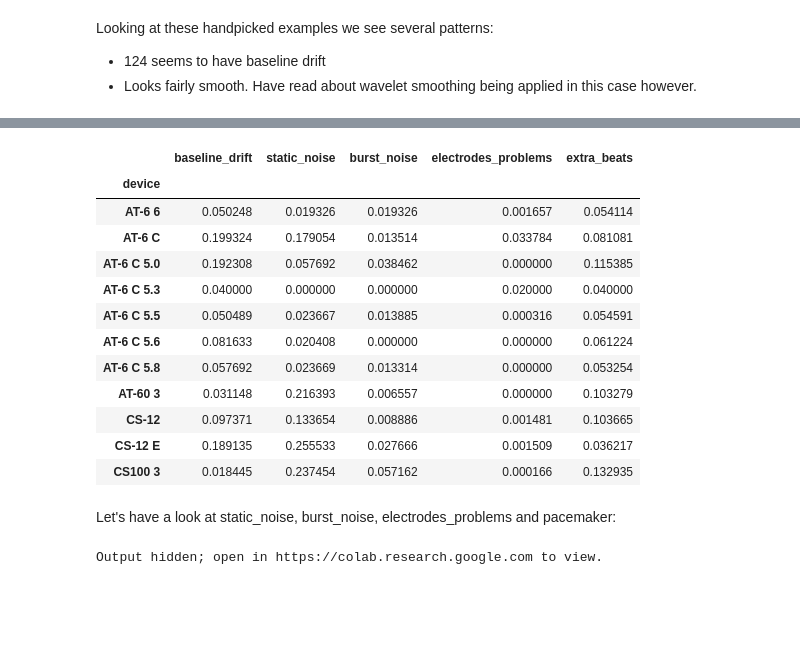
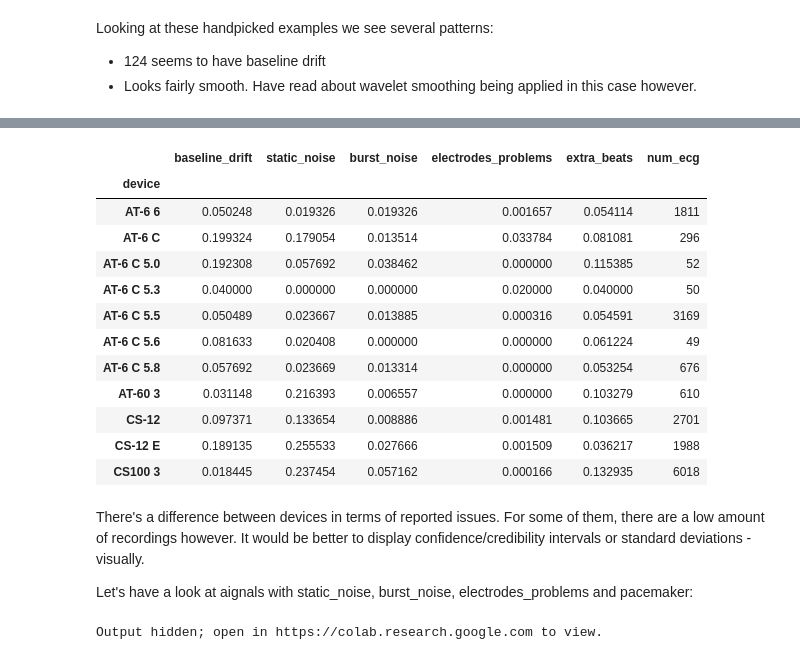
Before and after one commit to agwy/ptb-xl, a Jupyter notebook: PTB-XL.ipynb, the cells around one changed output, grey strips where cells are left out. Cells and saved outputs as stored; diff of their text form; code cells hidden in the pictures; blank space fills up the shorter version.

```diff
--- a/PTB-XL.ipynb
+++ b/PTB-XL.ipynb
@@ -809,24 +811,28 @@ display(Y_train.iloc[idxs][['scp_codes','baseline_drift', 'static_noise', 'burst
 | 15978 | {'NORM': 100.0, 'SR': 0.0} | NaN | NaN | NaN | NaN | NaN | NaN | ... |
 # %%
 # TODO in heatmap
-Y_train.groupby('device')[['baseline_drift', 'static_noise', 'burst_noise', 'electrodes_problems',
+device_stats = Y_train.groupby('device')[['baseline_drift', 'static_noise', 'burst_noise', 'electrodes_problems',
        'extra_beats']].apply(lambda x: (~x.isna()).sum() / x.shape[0])
+device_stats['num_ecg'] = Y_train.groupby('device').apply(lambda x: x.shape[0])
+device_stats
 # %% [output]
-|  | baseline_drift | static_noise | burst_noise | electrodes_problems | extra_beats |
-| device |  |  |  |  |  |
-| AT-6 6 | 0.050248 | 0.019326 | 0.019326 | 0.001657 | 0.054114 |
-| AT-6 C | 0.199324 | 0.179054 | 0.013514 | 0.033784 | 0.081081 |
-| AT-6 C 5.0 | 0.192308 | 0.057692 | 0.038462 | 0.000000 | 0.115385 |
-| AT-6 C 5.3 | 0.040000 | 0.000000 | 0.000000 | 0.020000 | 0.040000 |
-| AT-6 C 5.5 | 0.050489 | 0.023667 | 0.013885 | 0.000316 | 0.054591 |
-| AT-6 C 5.6 | 0.081633 | 0.020408 | 0.000000 | 0.000000 | 0.061224 |
-| AT-6 C 5.8 | 0.057692 | 0.023669 | 0.013314 | 0.000000 | 0.053254 |
-| AT-60 3 | 0.031148 | 0.216393 | 0.006557 | 0.000000 | 0.103279 |
-| CS-12 | 0.097371 | 0.133654 | 0.008886 | 0.001481 | 0.103665 |
-| CS-12 E | 0.189135 | 0.255533 | 0.027666 | 0.001509 | 0.036217 |
-| CS100 3 | 0.018445 | 0.237454 | 0.057162 | 0.000166 | 0.132935 |
+|  | baseline_drift | static_noise | burst_noise | electrodes_problems | extra_beats | num_ecg |
+| device |  |  |  |  |  |  |
+| AT-6 6 | 0.050248 | 0.019326 | 0.019326 | 0.001657 | 0.054114 | 1811 |
+| AT-6 C | 0.199324 | 0.179054 | 0.013514 | 0.033784 | 0.081081 | 296 |
+| AT-6 C 5.0 | 0.192308 | 0.057692 | 0.038462 | 0.000000 | 0.115385 | 52 |
+| AT-6 C 5.3 | 0.040000 | 0.000000 | 0.000000 | 0.020000 | 0.040000 | 50 |
+| AT-6 C 5.5 | 0.050489 | 0.023667 | 0.013885 | 0.000316 | 0.054591 | 3169 |
+| AT-6 C 5.6 | 0.081633 | 0.020408 | 0.000000 | 0.000000 | 0.061224 | 49 |
+| AT-6 C 5.8 | 0.057692 | 0.023669 | 0.013314 | 0.000000 | 0.053254 | 676 |
+| AT-60 3 | 0.031148 | 0.216393 | 0.006557 | 0.000000 | 0.103279 | 610 |
+| CS-12 | 0.097371 | 0.133654 | 0.008886 | 0.001481 | 0.103665 | 2701 |
+| CS-12 E | 0.189135 | 0.255533 | 0.027666 | 0.001509 | 0.036217 | 1988 |
+| CS100 3 | 0.018445 | 0.237454 | 0.057162 | 0.000166 | 0.132935 | 6018 |
-# %% [markdown]
-Let's have a look at static_noise, burst_noise, electrodes_problems and pacemaker:
+# %% [markdown]
+There's a difference between devices in terms of reported issues. For some of them, there are a low amount of recordings however. It would be better to display confidence/credibility intervals or standard deviations - visually.
+
+Let's have a look at aignals with static_noise, burst_noise, electrodes_problems and pacemaker:
 # %%
 if show_all_figs:
   for clm in ['static_noise', 'burst_noise', 'electrodes_problems', 'extra_beats', 'pacemaker']:
```
Also changed, not shown: parts of 7 cells of this notebook.
